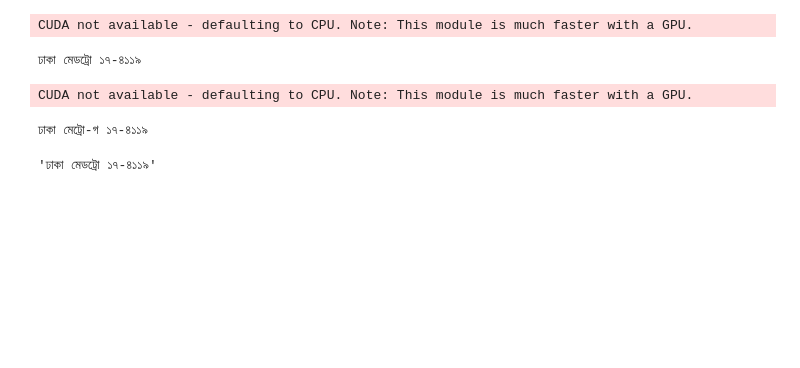
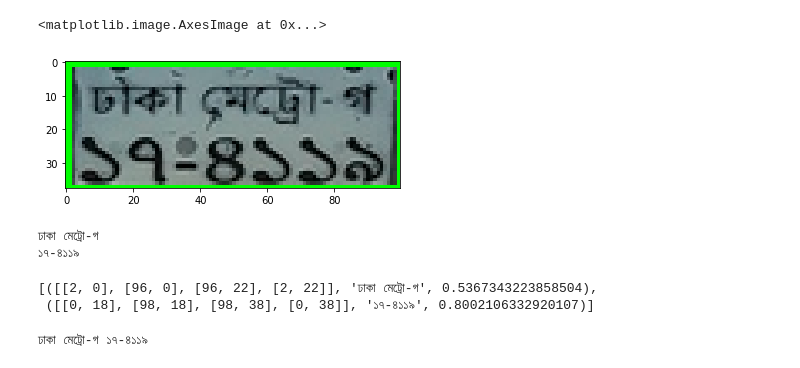
Before and after one commit to ShakhrulSiam268/car_plate, a Jupyter notebook: car_plate 2.0.ipynb, the cells around one changed output. Drawn from its saved outputs; the diff is of its cells as text; code cells hidden in the pictures; blank space fills up the shorter version.

```diff
--- a/car_plate 2.0.ipynb
+++ b/car_plate 2.0.ipynb
@@ -19,11 +23,25 @@ show_image(small_frame)
 # %%
 gray = cv2.cvtColor(cropped, cv2.COLOR_BGR2GRAY)
 adaptive_threshold = cv2.adaptiveThreshold(gray, 255, cv2.ADAPTIVE_THRESH_GAUSSIAN_C, cv2.THRESH_BINARY, 85, 11)
 #adaptive_threshold=cv2.equalizeHist(adaptive_threshold)
-show_image(adaptive_threshold)
+plt.imshow(cropped)
+# %% [output]
+<matplotlib.image.AxesImage at 0x...>
+[figure, added]
+# %%
+result = reader.readtext(gray)
+for res in result:
+    print(res[1])
+# %% [output]
+ঢাকা মেট্রো-গ
+১৭-৪১১৯
+# %%
+result
+# %% [output]
+[([[2, 0], [96, 0], [96, 22], [2, 22]], 'ঢাকা মেট্রো-গ', 0.5367343223858504),
+ ([[0, 18], [98, 18], [98, 38], [0, 38]], '১৭-৪১১৯', 0.8002106332920107)]
 # %%
-reader = easyocr.Reader(['bn'])
-result = reader.readtext(cropped,paragraph="False")
+result = reader.readtext(gray,paragraph="False")
 try:
     text=result[0][1]
 except:
@@ -31,21 +49,4 @@ except:
 print(text)
 show_image(cropped)
 # %% [output]
-CUDA not available - defaulting to CPU. Note: This module is much faster with a GPU.
+ঢাকা মেট্রো-গ ১৭-৪১১৯
-ঢাকা মেডট্রো ১৭-৪১১৯
-# %%
-reader = easyocr.Reader(['bn'])
-result = reader.readtext(gray,paragraph="True")
-try:
-    text=result[0][1]
-except:
-    text='unable to detect'
-print(text)
-show_image(cropped)
-# %% [output]
-CUDA not available - defaulting to CPU. Note: This module is much faster with a GPU.
-ঢাকা মেট্রো-গ ১৭-৪১১৯
-# %%
-text
-# %% [output]
-'ঢাকা মেডট্রো ১৭-৪১১৯'
```
Also changed, not shown: parts of 8 cells of this notebook, 1 other file.
